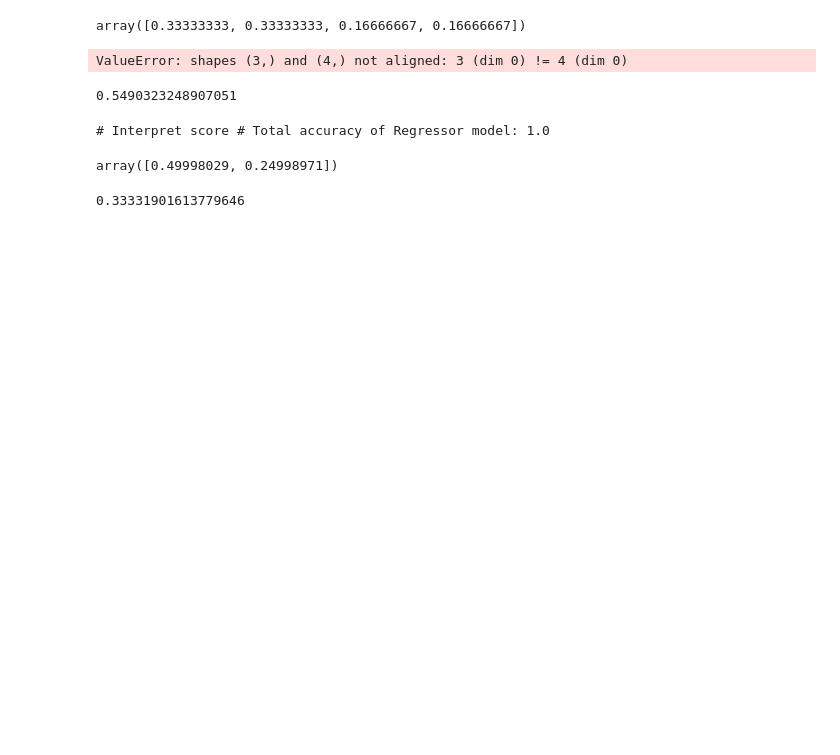
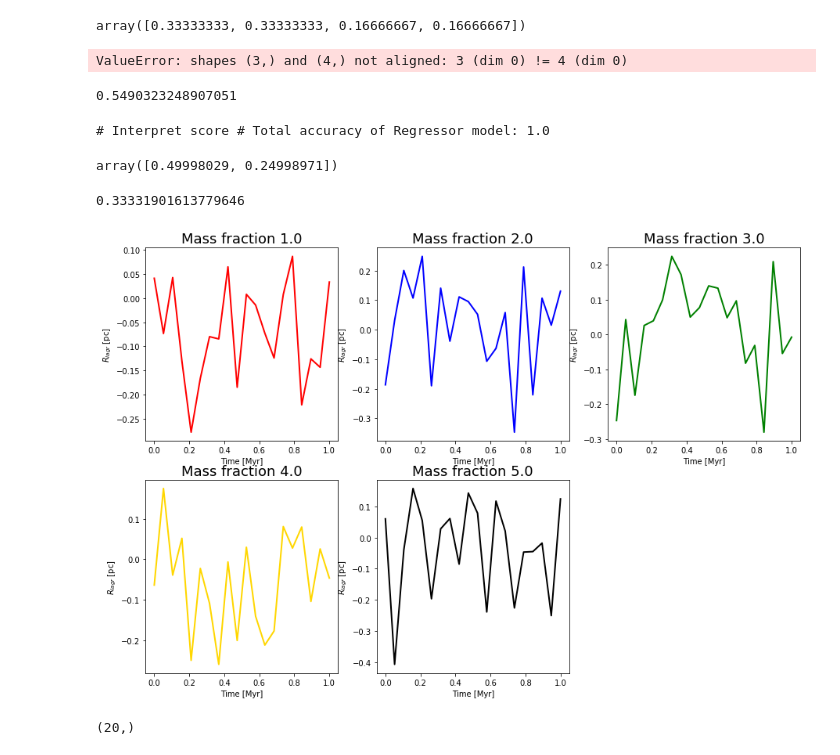
Before and after one commit to amir-abdi/disentanglement-pytorch, a Jupyter notebook: test_code/Interpretability.ipynb, the cells around one changed output. Drawn from its saved outputs; the diff is of its cells as text; code cells hidden in the pictures; blank space fills up the shorter version.

```diff
--- a/test_code/Interpretability.ipynb
+++ b/test_code/Interpretability.ipynb
@@ -145,3 +145,33 @@ array([0.49998029, 0.24998971])
 I_tot
 # %% [output]
 0.33331901613779646
+# %%
+import matplotlib.pyplot as plt
+
+
+mean_lagr_radii = np.zeros(shape=(20,5))
+
+#### REMOVE ####
+lagrangian_radii= np.random.normal(0,1, size=(1000,5))
+time_myr_mean=np.linspace(0,1,20)
+mass_fraction = [1,2,3,4,5,6]
+fig = plt.figure(figsize=(15,10))
+colors = ['red', 'blue', 'green', 'gold', 'black']
+########
+
+for i in range(5):
+    lagrangian_radii_intervals = np.array_split(lagrangian_radii[:,i],20)
+
+    mean_lagr_radii[:,i] = np.mean( lagrangian_radii_intervals, axis=1)
+
+for i in range(5):
+    fig.add_subplot(2,3,i+1)
+    plt.plot(time_myr_mean, mean_lagr_radii[:,i], color=colors[i], linewidth=2, alpha=1)
+    plt.xlabel("Time [Myr]", fontsize=10)
+    plt.ylabel("$R_{lagr}$ [pc]", fontsize=10)
+    plt.xticks(fontsize=10)
+    plt.yticks(fontsize=10)
+    plt.title("Mass fraction %.1f"%mass_fraction[i], fontsize=18)
+    plt.savefig('{}/plots/Averaged_lagrangian_radii.png'.format(path))
+# %% [output]
+[figure, added]
@@ -147,0 +182,4 @@ I_tot
+# %%
+np.shape(m)
+# %% [output]
+(20,)
```
Also changed, not shown: parts of 2 cells of this notebook, 1 other file.
